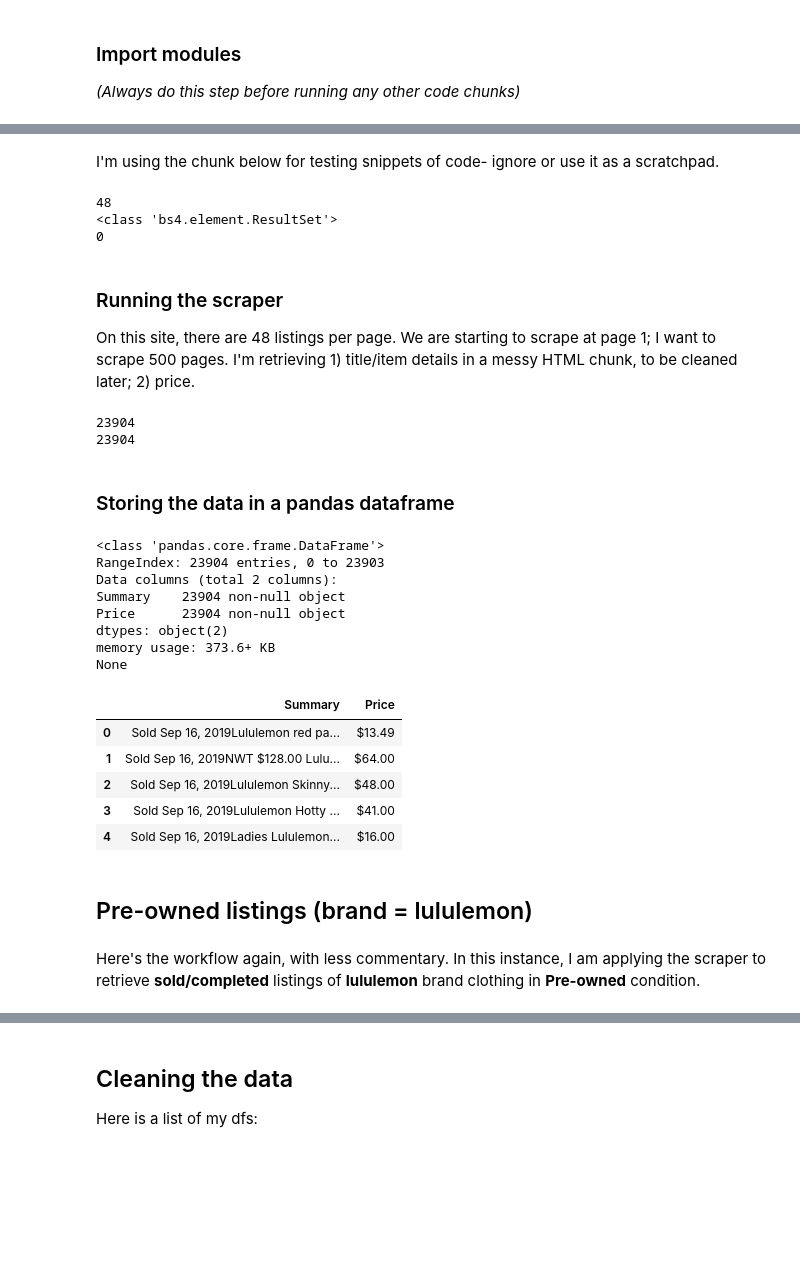
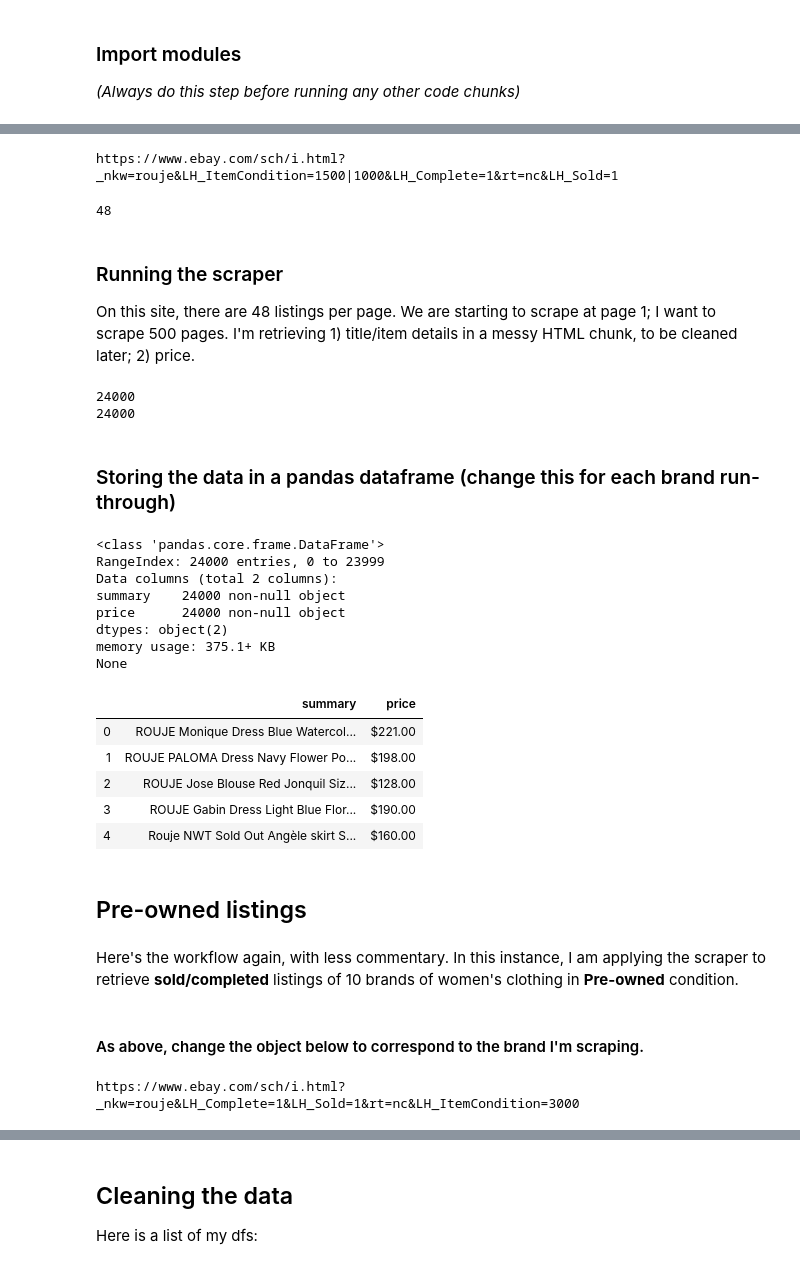
Before and after one commit to lindsayveazey/reSaleScout, a Jupyter notebook: eBay_scraper.ipynb, the cells around one changed output, grey strips where cells are left out. Cells and saved outputs as stored; diff of their text form; code cells hidden in the pictures; blank space fills up the shorter version.

```diff
--- a/eBay_scraper.ipynb
+++ b/eBay_scraper.ipynb
@@ -23,13 +25,25 @@ I'm also identifying the page for BeautifulSoup.
+# %%
+#brand = 'lululemon'
+#brand = 'Reformation'
+#brand = 'Sezane'
+#brand = 'Doen'
+#brand = 'realisation+par'
+#brand = 'iro'
+#brand = 'ulla+johnson'
+#brand = 'zimmermann'
+#brand = 'the+row'
+brand = 'rouje'
+# %%
+urlpage = 'https://www.ebay.com/sch/i.html?_nkw=' + str(brand) + '&LH_ItemCondition=1500|1000&LH_Complete=1&rt=nc&LH_Sold=1'
+print(urlpage)
+# %% [output]
+https://www.ebay.com/sch/i.html?_nkw=rouje&LH_ItemCondition=1500|1000&LH_Complete=1&rt=nc&LH_Sold=1
 # %%
-urlpage = 'https://www.ebay.com/sch/i.html?_nkw=lululemon&LH_ItemCondition=1500|1000&LH_Complete=1&rt=nc&LH_Sold=1'
-
 http = urllib3.PoolManager(cert_reqs='CERT_REQUIRED', ca_certs=certifi.where())
 r = http.request('GET', urlpage)
 page = urllib.request.urlopen(urlpage).read()
 soup = BeautifulSoup(page, 'html.parser')
 # print(page)
-# %% [markdown]
-I'm using the chunk below for testing snippets of code- ignore or use it as a scratchpad.
 # %%
 # For testing
 item_containers = soup.find_all('div', {'class': 's-item__info clearfix'})
@@ -37,8 +51,6 @@ print(len(item_containers)) # should be about 4 dozen
 # item_containers[0]
 # %% [output]
 48
-<class 'bs4.element.ResultSet'>
-0
 # %% [markdown]
 ### Running the scraper
 On this site, there are 48 listings per page. We are starting to scrape at page 1; I want to scrape 500 pages. I'm retrieving 1) title/item details in a messy HTML chunk, to be cleaned later; 2) price.
@@ -65,32 +77,34 @@ while page_num<=500:
 print(len(summary))
 print(len(price))
 # %% [output]
-23904
-23904
+24000
+24000
 # %% [markdown]
-### Storing the data in a pandas dataframe
+### Storing the data in a pandas dataframe (change this for each brand run-through)
 # %%
-new_eBay_lululemon_df = pd.DataFrame({'Summary': summary, 'Price': price})
-print(new_eBay_lululemon_df.info())
-new_eBay_lululemon_df.head()
+new_eBay_rouje_df = pd.DataFrame({'summary': summary, 'price': price})
+print(new_eBay_rouje_df.info())
+new_eBay_rouje_df.head()
 
 # Ew that looks like a lot of memory usage but I'll, uh, deal with it later
 # %% [output]
 <class 'pandas.core.frame.DataFrame'>
-RangeIndex: 23904 entries, 0 to 23903
+RangeIndex: 24000 entries, 0 to 23999
 Data columns (total 2 columns):
-Summary    23904 non-null object
-Price      23904 non-null object
+summary    24000 non-null object
+price      24000 non-null object
 dtypes: object(2)
-memory usage: 373.6+ KB
+memory usage: 375.1+ KB
 None
-|  | Summary | Price |
-| 0 | Sold Sep 16, 2019Lululemon red pa... | $13.49 |
-| 1 | Sold Sep 16, 2019NWT $128.00 Lulu... | $64.00 |
-| 2 | Sold Sep 16, 2019Lululemon Skinny... | $48.00 |
-| 3 | Sold Sep 16, 2019Lululemon Hotty ... | $41.00 |
-| 4 | Sold Sep 16, 2019Ladies Lululemon... | $16.00 |
+|  | summary | price |
+| 0 | ROUJE Monique Dress Blue Watercol... | $221.00 |
+| 1 | ROUJE PALOMA Dress Navy Flower Po... | $198.00 |
+| 2 | ROUJE Jose Blouse Red Jonquil Siz... | $128.00 |
+| 3 | ROUJE Gabin Dress Light Blue Flor... | $190.00 |
+| 4 | Rouje NWT Sold Out Angèle skirt S... | $160.00 |
 # %% [markdown]
-## Pre-owned listings (brand = lululemon)
+## Pre-owned listings
 # %% [markdown]
-Here's the workflow again, with less commentary. In this instance, I am applying the scraper to retrieve **sold/completed** listings of **lululemon** brand clothing in **Pre-owned** condition.
+Here's the workflow again, with less commentary. In this instance, I am applying the scraper to retrieve **sold/completed** listings of 10 brands of women's clothing in **Pre-owned** condition.
+# %% [markdown]
+#### As above, change the object below to correspond to the brand I'm scraping.
@@ -97 +122,6 @@ Here's the workflow again, with less commentary. In this instance, I am applying
+# %%
+urlpage = 'https://www.ebay.com/sch/i.html?_nkw=' + str(brand) + '&LH_Complete=1&LH_Sold=1&rt=nc&LH_ItemCondition=3000'
+print(urlpage)
+# %% [output]
+https://www.ebay.com/sch/i.html?_nkw=rouje&LH_Complete=1&LH_Sold=1&rt=nc&LH_ItemCondition=3000
 # %%
```
Also changed, not shown: parts of 33 cells of this notebook, 27 other files.
